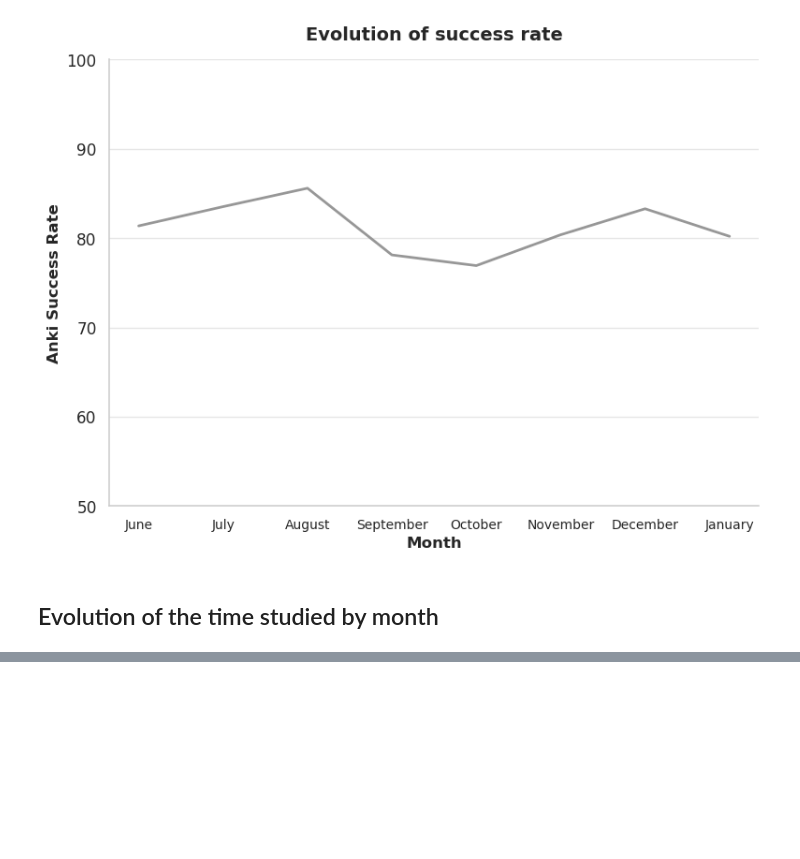
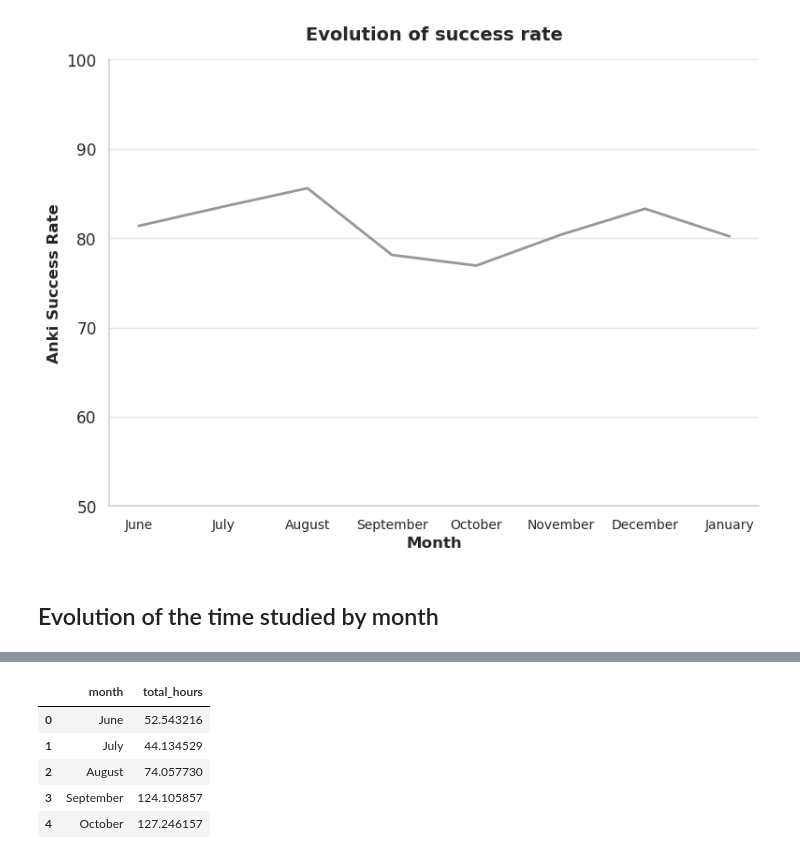
Before and after one commit to Oddman43/BIR_EDA, a Jupyter notebook: notebooks/data_analysis.ipynb, the cells around one changed output, grey strips where cells are left out. Cells and saved outputs as stored; diff of their text form; code cells hidden in the pictures; blank space fills up the shorter version.

```diff
--- a/notebooks/data_analysis.ipynb
+++ b/notebooks/data_analysis.ipynb
@@ -908,0 +933,10 @@ plt.show()
+# %%
+study_month_group = study_month.groupby(["month"], as_index= False, observed=True)["total_hours"].sum()
+study_month_group.head()
+# %% [output]
+|  | month | total_hours |
+| 0 | June | 52.543216 |
+| 1 | July | 44.134529 |
+| 2 | August | 74.057730 |
+| 3 | September | 124.105857 |
+| 4 | October | 127.246157 |
```
Also changed, not shown: parts of 4 cells of this notebook, 1 other file.
